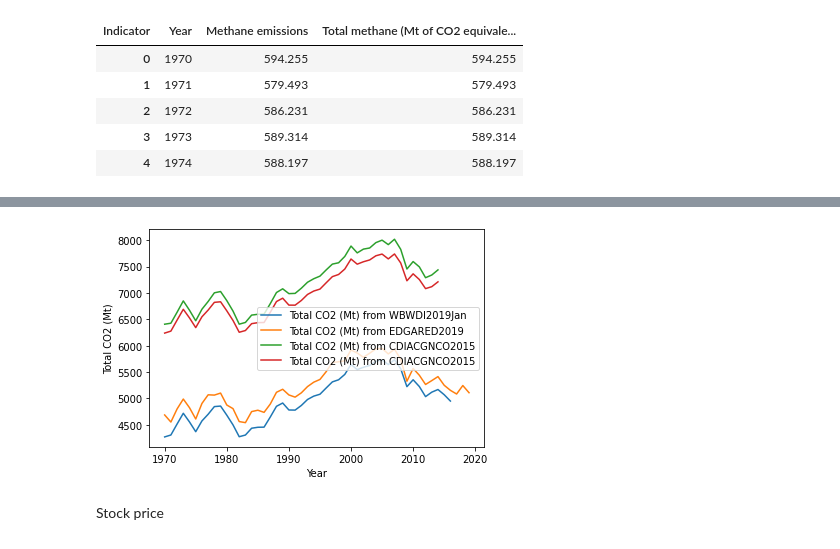
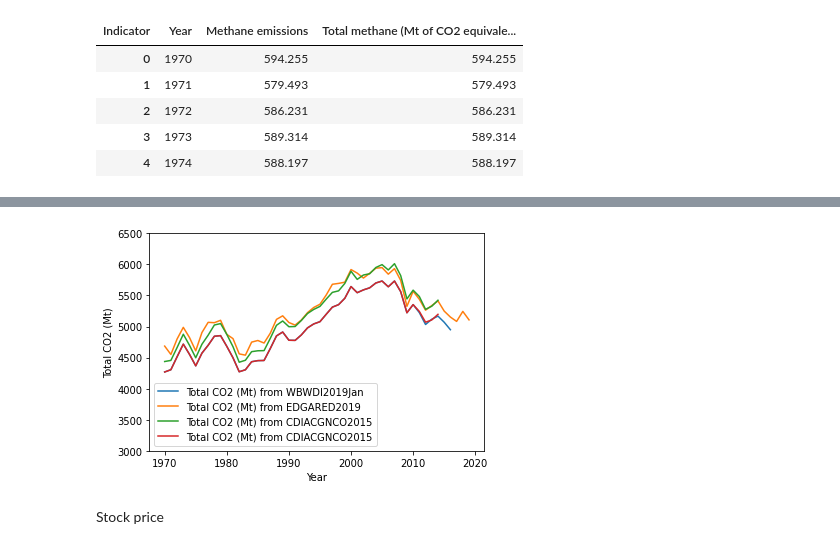
Before and after one commit to qixuan-code/2021_TAMU, a Jupyter notebook: ENVIRONMENT_DATA_ATLAS1.ipynb, the cells around one changed output, grey strips where cells are left out. Saved outputs shown, nothing was run; the diff lists cells and outputs as text; code cells hidden in the pictures.

```diff
--- a/ENVIRONMENT_DATA_ATLAS1.ipynb
+++ b/ENVIRONMENT_DATA_ATLAS1.ipynb
@@ -60,12 +61,14 @@ The unit of the values are: Mton CO2, and needs to be changed into Mt of CO2.
 | 3 | 1973 | 4987.24848 | 4987.24848 |
 | 4 | 1974 | 4822.62093 | 4822.62093 |
 # %%
+
 # No 3: CDI mt CO2 from different sectors
 Indicator3 = ['CO2 emissions from bunker fuels', 'CO2 emissions from cement production', 'CO2 emissions from fossil-fuels', 'CO2 emissions from gas flaring']
 df_filter3 = df[(df['Dataset'] == 'CDIACGNCO2015') & (df['Year'] >= 1970) & (df['Indicator'].isin(Indicator3))]
 print('The unit of the values are: {}, and needs to be changed into Mt of CO2.'.format(df_filter3['Unit'].unique()[0]))
-df_3 = pd.crosstab(df_filter3.Year, df_filter3.Indicator, values = df_filter3.Value/1000/12*44, aggfunc = 'sum').reset_index()
+df_3 = pd.crosstab(df_filter3.Year, df_filter3.Indicator, values = df_filter3.Value/1000/12*44, aggfunc = 'sum')
 df_3['Total CO2 (Mt) from CDIACGNCO2015'] = df_3.sum(axis = 1)
+df_3.reset_index(inplace = True)
 df_3.head()
 # %% [output]
 The unit of the values are: Thousand metric tons of carbon, and needs to be changed into Mt of CO2.
@@ -114,8 +117,9 @@ The unit of the values are: kt of CO2 equivalent, and needs to be changed into M
 Indicator6 = ['CO2 emissions from gas fuel consumption', 'CO2 emissions from liquid fuel consumption', 'CO2 emissions from solid fuel consumption']
 df_filter6 = df[(df['Dataset'] == 'CDIACGNCO2015') & (df['Year'] >= 1970) & (df['Indicator'].isin(Indicator6))]
 print('The unit of the values are: {}, and needs to be changed into Mt of CO2.'.format(df_filter6['Unit'].unique()[0]))
-df_6 = pd.crosstab(df_filter6.Year, df_filter6.Indicator, values = df_filter6.Value/1000/12*44, aggfunc = 'sum').reset_index()
+df_6 = pd.crosstab(df_filter6.Year, df_filter6.Indicator, values = df_filter6.Value/1000/12*44, aggfunc = 'sum')
 df_6['Total CO2 (Mt) from CDIACGNCO2015'] = df_6.sum(axis = 1)
+df_6.reset_index(inplace = True)
 df_6.head()
 # %% [output]
 The unit of the values are: Thousand metric tons of carbon, and needs to be changed into Mt of CO2.
@@ -128,12 +132,13 @@ The unit of the values are: Thousand metric tons of carbon, and needs to be chan
 # %%
 for df in [df_1, df_2, df_3, df_6]:
     plt.plot(df['Year'], df.iloc[:,-1], label = df.columns[-1])
 plt.legend()
 plt.xlabel('Year')
+plt.ylim(3000, 6500)
 plt.ylabel('Total CO2 (Mt)')
 plt.savefig('Total CO2 vs Year of different dataset.pdf')
 # %% [output]
-[figure, old version]
+[figure, new version]
 # %% [markdown]
 Stock price
 # %%
```
Also changed, not shown: parts of 20 cells of this notebook.
